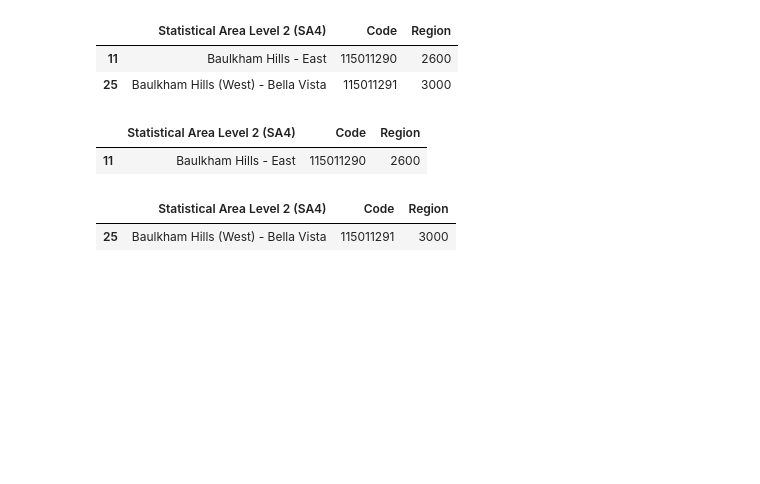
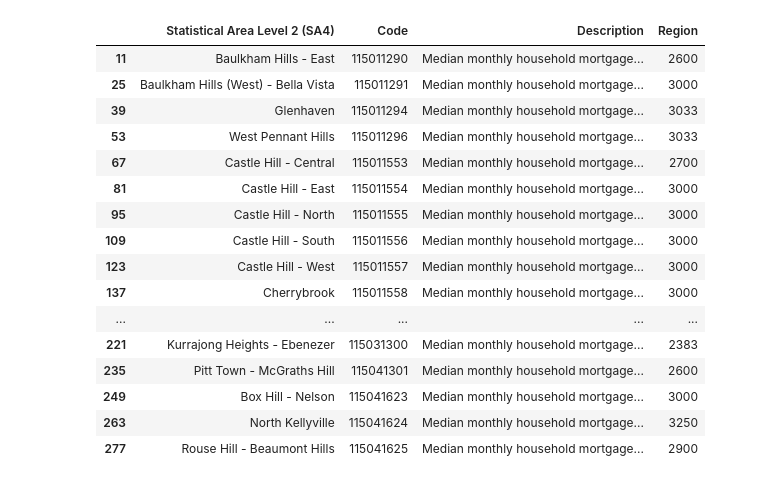
Before and after one commit to Damien-Nguyen/Analysis-of-mortgage-stress-by-geography-in-Australia, a Jupyter notebook: Data by Stat Area 2 baulkham hills.ipynb, the cells around one changed output. Cells and saved outputs as stored; diff of their text form; code cells hidden in the pictures; blank space fills up the shorter version.

```diff
--- a/Data by Stat Area 2 baulkham hills.ipynb
+++ b/Data by Stat Area 2 baulkham hills.ipynb
@@ -4,8 +4,7 @@ import hvplot.pandas
 from pathlib import Path
 # %%
 baulkham_hills_df = pd.read_csv(Path("Resource/Data by Stat Area 2 baulkham hills.csv"))
-baulkham_hills_df = baulkham_hills_df.iloc[0:28]
-baulkham_hills_df.head(30)
+baulkham_hills_df.head(500)
 # %% [output]
 |  | Statistical Area Level 2 (SA4) | Code | Description | Year | Region | Australia |
 | 0 | Baulkham Hills - East | 115011290 | Estimated resident population (no.) | 2021 | 24 853 | 25 688 079 |
@@ -27,24 +22,26 @@ baulkham_hills_df.head(30)
 # %%
-baulkham_hills_df = baulkham_hills_df.iloc[[11,25]]
-baulkham_hills_df.drop(columns=['Australia', 'Description', 'Year'], inplace=True)
+baulkham_hills_df = baulkham_hills_df.iloc[[11,25,39,53,67,81,95,109,123,137,151,165,179,193,207,221,235,249,263,277]]
+baulkham_hills_df.drop(columns=['Australia', 'Year'], inplace=True)
 baulkham_hills_mortgage = baulkham_hills_df
 baulkham_hills_mortgage
 # %% [output]
-|  | Statistical Area Level 2 (SA4) | Code | Region |
-| 11 | Baulkham Hills - East | 115011290 | 2600 |
-| 25 | Baulkham Hills (West) - Bella Vista | 115011291 | 3000 |
+|  | Statistical Area Level 2 (SA4) | Code | Description | Region |
+| 11 | Baulkham Hills - East | 115011290 | Median monthly household mortgage... | 2600 |
+| 25 | Baulkham Hills (West) - Bella Vista | 115011291 | Median monthly household mortgage... | 3000 |
+| 39 | Glenhaven | 115011294 | Median monthly household mortgage... | 3033 |
+| 53 | West Pennant Hills | 115011296 | Median monthly household mortgage... | 3033 |
+| 67 | Castle Hill - Central | 115011553 | Median monthly household mortgage... | 2700 |
+| 81 | Castle Hill - East | 115011554 | Median monthly household mortgage... | 3000 |
+| 95 | Castle Hill - North | 115011555 | Median monthly household mortgage... | 3000 |
+| 109 | Castle Hill - South | 115011556 | Median monthly household mortgage... | 3000 |
+| 123 | Castle Hill - West | 115011557 | Median monthly household mortgage... | 3000 |
+| 137 | Cherrybrook | 115011558 | Median monthly household mortgage... | 3000 |
+| ... | ... | ... | ... | ... |
+| 221 | Kurrajong Heights - Ebenezer | 115031300 | Median monthly household mortgage... | 2383 |
+| 235 | Pitt Town - McGraths Hill | 115041301 | Median monthly household mortgage... | 2600 |
+| 249 | Box Hill - Nelson | 115041623 | Median monthly household mortgage... | 3000 |
+| 263 | North Kellyville | 115041624 | Median monthly household mortgage... | 3250 |
+| 277 | Rouse Hill - Beaumont Hills | 115041625 | Median monthly household mortgage... | 2900 |
-# %%
-baulkham_hills_east = baulkham_hills_df.loc[baulkham_hills_df['Statistical Area Level 2 (SA4)'] == 'Baulkham Hills - East']
-baulkham_hills_east.head()
-# %% [output]
-|  | Statistical Area Level 2 (SA4) | Code | Region |
-| 11 | Baulkham Hills - East | 115011290 | 2600 |
-# %%
-baulkham_hills_west = baulkham_hills_df.loc[baulkham_hills_df['Statistical Area Level 2 (SA4)'] == 'Baulkham Hills (West) - Bella Vista']
-baulkham_hills_west.head()
-# %% [output]
-|  | Statistical Area Level 2 (SA4) | Code | Region |
-| 25 | Baulkham Hills (West) - Bella Vista | 115011291 | 3000 |
 # %%
 baulkham_hills_mortgage['Region'] = baulkham_hills_mortgage['Region'].astype(int)
 baulkham_hills_mortgage.set_index('Statistical Area Level 2 (SA4)', inplace=True)
```
Also changed, not shown: parts of 6 cells of this notebook, 2 other files.
